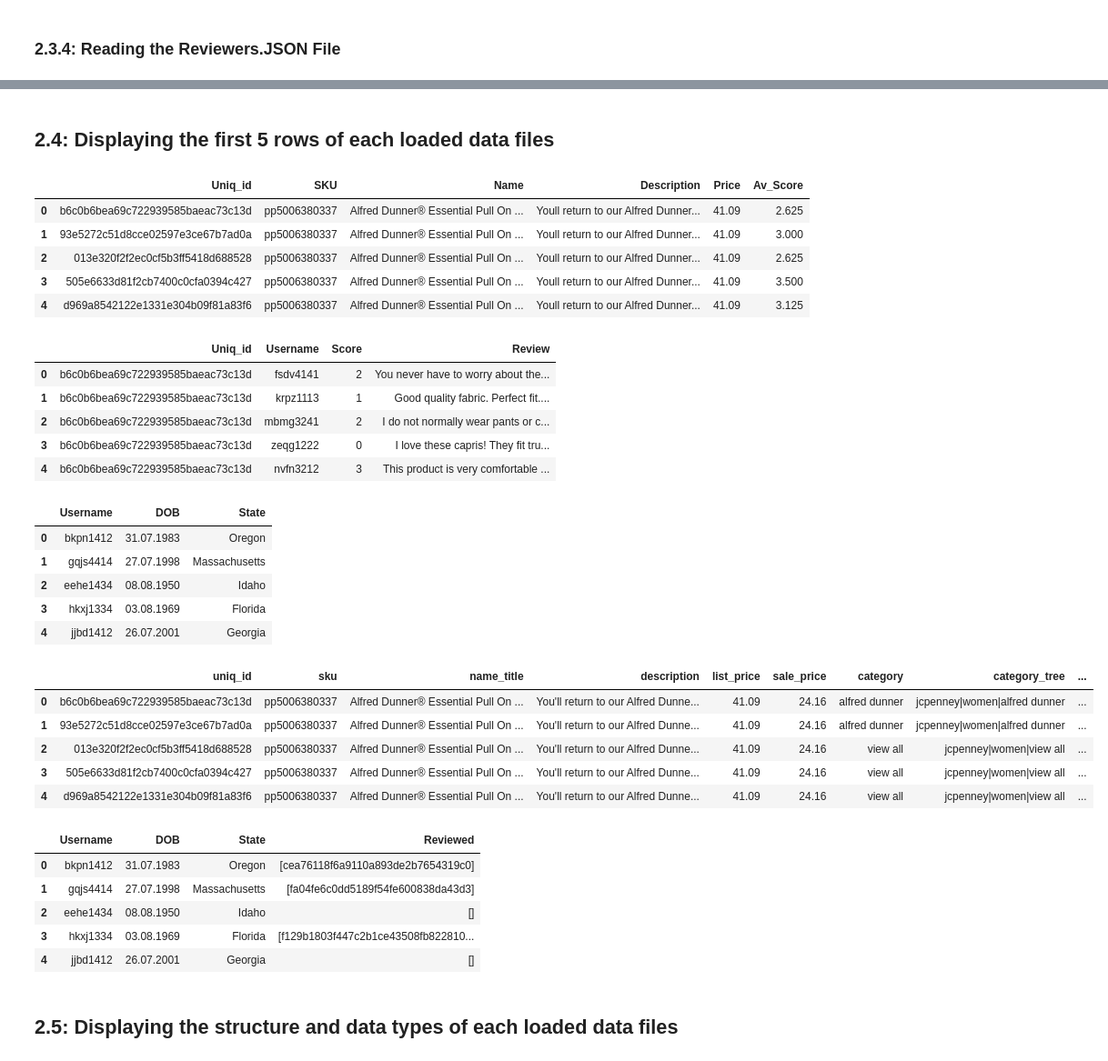
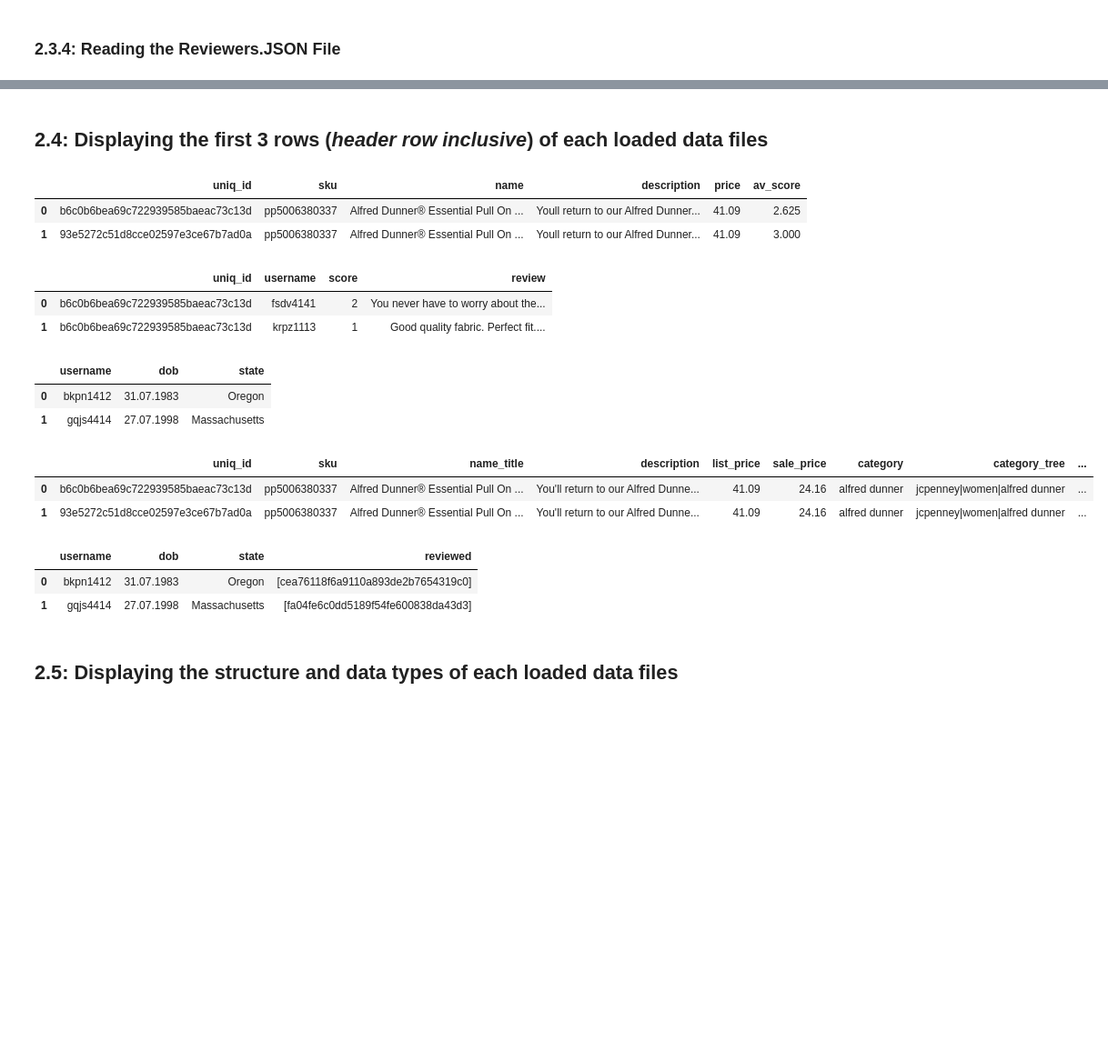
Before and after one commit to Fieldmarshall31/3531342_BD2, a Jupyter notebook: 3531342_BD2.ipynb, the cells around one changed output, grey strips where cells are left out. Shown at 91% size. Cells and saved outputs as stored; diff of their text form; code cells hidden in the pictures; blank space fills up the shorter version.

```diff
--- a/3531342_BD2.ipynb
+++ b/3531342_BD2.ipynb
@@ -124,50 +117,35 @@ reviewers_df shape:
 # %% [markdown]
-## **2.4:  Displaying the first 5 rows of each loaded data files**
+## **2.4:  Displaying the first 3 rows (*header row inclusive*) of each loaded data files**
 # %%
-products.head()
+products.head(2)
 # %% [output]
-|  | Uniq_id | SKU | Name | Description | Price | Av_Score |
+|  | uniq_id | sku | name | description | price | av_score |
 | 0 | b6c0b6bea69c722939585baeac73c13d | pp5006380337 | Alfred Dunner® Essential Pull On ... | Youll return to our Alfred Dunner... | 41.09 | 2.625 |
 | 1 | 93e5272c51d8cce02597e3ce67b7ad0a | pp5006380337 | Alfred Dunner® Essential Pull On ... | Youll return to our Alfred Dunner... | 41.09 | 3.000 |
-| 2 | 013e320f2f2ec0cf5b3ff5418d688528 | pp5006380337 | Alfred Dunner® Essential Pull On ... | Youll return to our Alfred Dunner... | 41.09 | 2.625 |
-| 3 | 505e6633d81f2cb7400c0cfa0394c427 | pp5006380337 | Alfred Dunner® Essential Pull On ... | Youll return to our Alfred Dunner... | 41.09 | 3.500 |
-| 4 | d969a8542122e1331e304b09f81a83f6 | pp5006380337 | Alfred Dunner® Essential Pull On ... | Youll return to our Alfred Dunner... | 41.09 | 3.125 |
 # %%
-reviews.head()
+reviews.head(2)
 # %% [output]
-|  | Uniq_id | Username | Score | Review |
+|  | uniq_id | username | score | review |
 | 0 | b6c0b6bea69c722939585baeac73c13d | fsdv4141 | 2 | You never have to worry about the... |
 | 1 | b6c0b6bea69c722939585baeac73c13d | krpz1113 | 1 | Good quality fabric. Perfect fit.... |
-| 2 | b6c0b6bea69c722939585baeac73c13d | mbmg3241 | 2 | I do not normally wear pants or c... |
-| 3 | b6c0b6bea69c722939585baeac73c13d | zeqg1222 | 0 | I love these capris! They fit tru... |
-| 4 | b6c0b6bea69c722939585baeac73c13d | nvfn3212 | 3 | This product is very comfortable ... |
 # %%
-users.head()
+users.head(2)
 # %% [output]
-|  | Username | DOB | State |
+|  | username | dob | state |
 | 0 | bkpn1412 | 31.07.1983 | Oregon |
 | 1 | gqjs4414 | 27.07.1998 | Massachusetts |
-| 2 | eehe1434 | 08.08.1950 | Idaho |
-| 3 | hkxj1334 | 03.08.1969 | Florida |
-| 4 | jjbd1412 | 26.07.2001 | Georgia |
 # %%
-products_df.head()
+products_df.head(2)
 # %% [output]
 |  | uniq_id | sku | name_title | description | list_price | sale_price | category | category_tree | ... |
 | 0 | b6c0b6bea69c722939585baeac73c13d | pp5006380337 | Alfred Dunner® Essential Pull On ... | You'll return to our Alfred Dunne... | 41.09 | 24.16 | alfred dunner | jcpenney|women|alfred dunner | ... |
 | 1 | 93e5272c51d8cce02597e3ce67b7ad0a | pp5006380337 | Alfred Dunner® Essential Pull On ... | You'll return to our Alfred Dunne... | 41.09 | 24.16 | alfred dunner | jcpenney|women|alfred dunner | ... |
-| 2 | 013e320f2f2ec0cf5b3ff5418d688528 | pp5006380337 | Alfred Dunner® Essential Pull On ... | You'll return to our Alfred Dunne... | 41.09 | 24.16 | view all | jcpenney|women|view all | ... |
-| 3 | 505e6633d81f2cb7400c0cfa0394c427 | pp5006380337 | Alfred Dunner® Essential Pull On ... | You'll return to our Alfred Dunne... | 41.09 | 24.16 | view all | jcpenney|women|view all | ... |
-| 4 | d969a8542122e1331e304b09f81a83f6 | pp5006380337 | Alfred Dunner® Essential Pull On ... | You'll return to our Alfred Dunne... | 41.09 | 24.16 | view all | jcpenney|women|view all | ... |
 # %%
-reviewers_df.head()
+reviewers_df.head(2)
 # %% [output]
-|  | Username | DOB | State | Reviewed |
+|  | username | dob | state | reviewed |
 | 0 | bkpn1412 | 31.07.1983 | Oregon | [cea76118f6a9110a893de2b7654319c0] |
 | 1 | gqjs4414 | 27.07.1998 | Massachusetts | [fa04fe6c0dd5189f54fe600838da43d3] |
-| 2 | eehe1434 | 08.08.1950 | Idaho | [] |
-| 3 | hkxj1334 | 03.08.1969 | Florida | [f129b1803f447c2b1ce43508fb822810... |
-| 4 | jjbd1412 | 26.07.2001 | Georgia | [] |
 # %% [markdown]
 ## **2.5:  Displaying the structure and data types of each loaded data files**
 # %%
```
Also changed, not shown: parts of 40 cells of this notebook.
